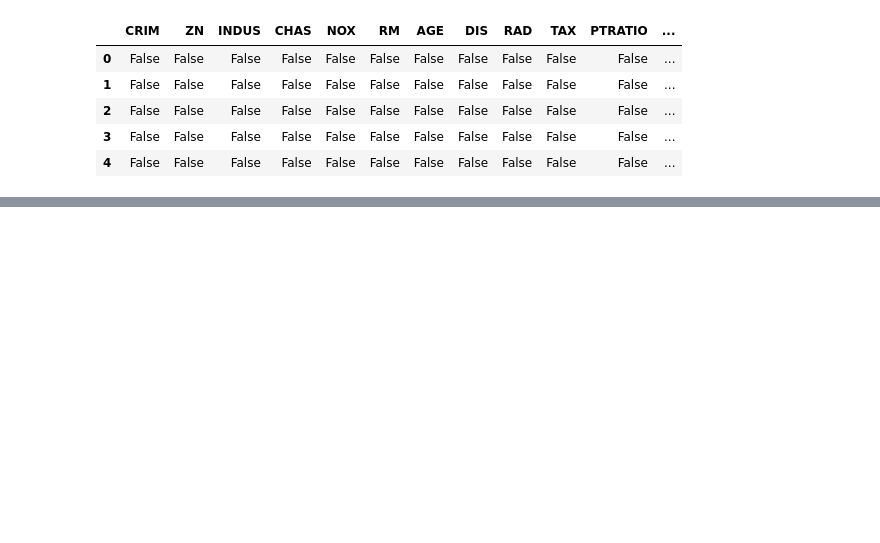
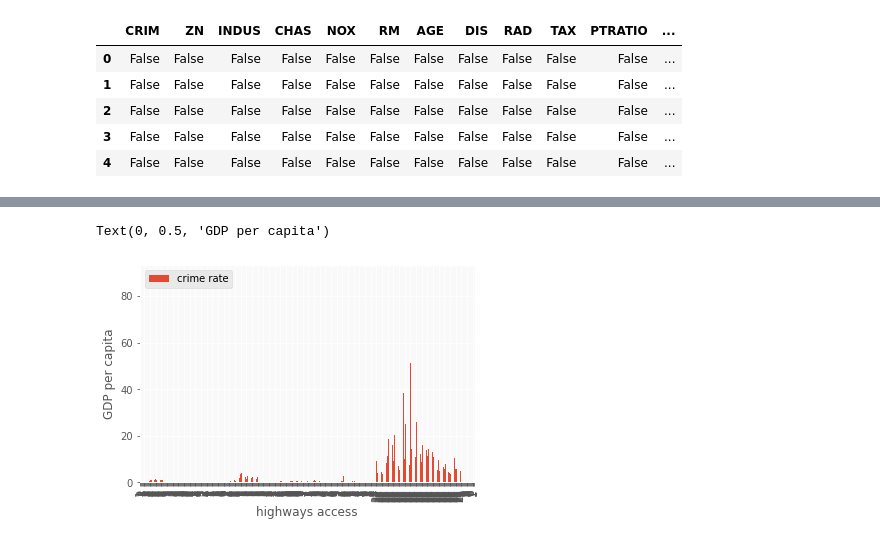
Before and after one commit to ravi-prakash1907/Predictive-Analytics, a Jupyter notebook: Basics/Regression.ipynb, the cells around one changed output, grey strips where cells are left out. Drawn from its saved outputs; the diff is of its cells as text; code cells hidden in the pictures; blank space fills up the shorter version.

Commit message:
beg. visualization

```diff
--- a/Basics/Regression.ipynb
+++ b/Basics/Regression.ipynb
@@ -92,0 +186,4 @@ AttributeError: ignored
+# %%
+## checking again for null values
+df = clean_df
+df.isnull().sum()
@@ -92,0 +224,6 @@ AttributeError: ignored
+# %%
+## col name lowercase conversion
+cols = [x.lower() for x in df.columns]
+df.columns = cols
+
+df.head()
@@ -92,0 +237,8 @@ AttributeError: ignored
+# %%
+## renaming cols
+newNames = {'crim':'crime rate', 'zn':'zoned', 'indus':'indus', 'chas':'chas',
+            'nox':'NO concentration', 'rm':'rooms per dwelling', 'age':'age', 'dis':'distances to FBEC',
+            'rad':'highways access', 'tax':'tax', 'ptratio':'ptratio',
+            'b':'b', 'lstat':'lstat', 'medv':'medv'}
+df = df.rename(columns=newNames)
+df.head()
@@ -92,0 +254,8 @@ AttributeError: ignored
+# %%
+## values in highway acc
+print(df['highways access'].unique(),'\n')
+## changing to int
+df['highways access'] = np.array(df['highways access'], dtype='uint64')
+
+## checking count
+df['highways access'].value_counts()
@@ -92,0 +274,7 @@ AttributeError: ignored
+# %%
+plt.style.use('ggplot')
+df.plot(x='highways access', y='crime rate', kind='bar')
+plt.ylabel('GDP per capita')
+# %% [output]
+Text(0, 0.5, 'GDP per capita')
+[figure, added]
```
Also changed, not shown: parts of 16 cells of this notebook.
